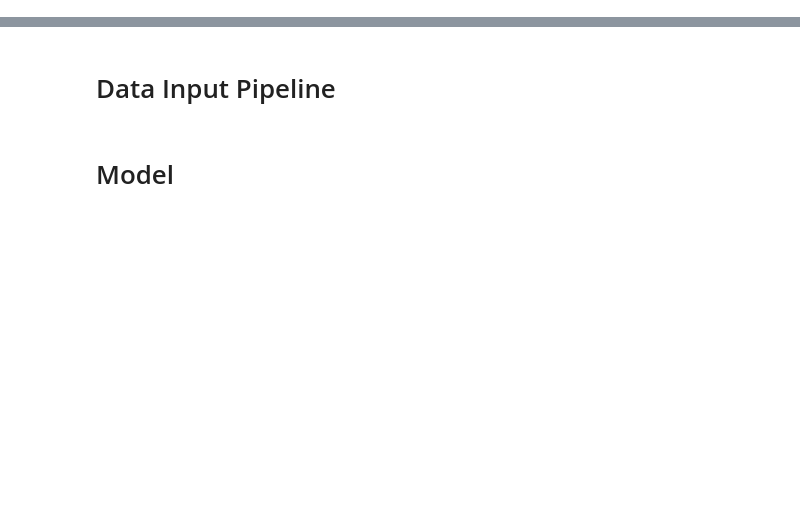
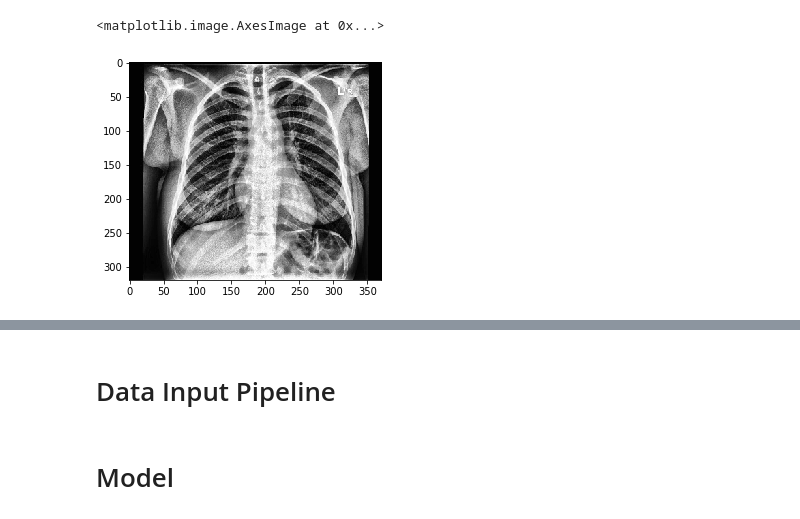
Before and after one commit to Mooseburger1/CSE6250, a Jupyter notebook: AutoEncoder_dev.ipynb, the cells around one changed output, grey strips where cells are left out. Cells and saved outputs as stored; diff of their text form; code cells hidden in the pictures; blank space fills up the shorter version.

```diff
--- a/AutoEncoder_dev.ipynb
+++ b/AutoEncoder_dev.ipynb
@@ -24,3 +24,10 @@ data_dict = {'Lung_Lesion': 0,
  'Pneumothorax': 11,
  'Support_Devices': 12,
  'Consolidation': 13}
+# %%
+test_img = 'Data/No_Finding/frontal_0.jpg'
+# %%
+plt.imshow(_load_image(test_img), cmap= 'gray')
+# %% [output]
+<matplotlib.image.AxesImage at 0x...>
+[figure, added]
```
Also changed, not shown: parts of 10 cells of this notebook, 5 other files.
